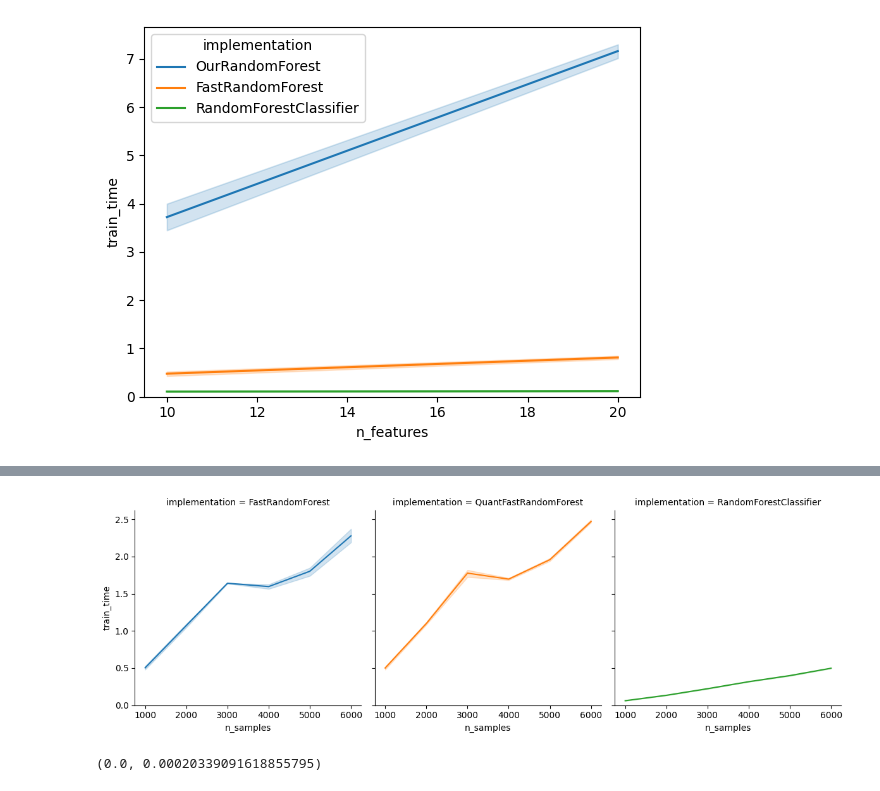
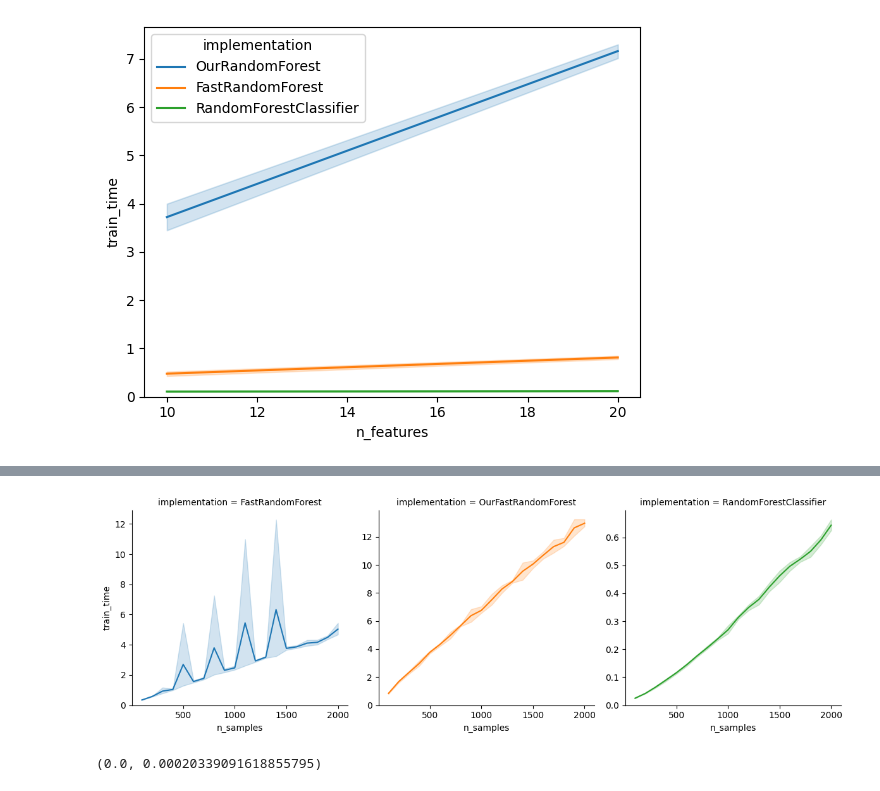
Before and after one commit to grkremer/algorithms_2026-2, a Jupyter notebook: tests.ipynb, the cells around one changed output, grey strips where cells are left out. Drawn from its saved outputs; the diff is of its cells as text; code cells hidden in the pictures.

```diff
--- a/tests.ipynb
+++ b/tests.ipynb
@@ -620,15 +597,15 @@ final.to_csv('results/results_v11.csv', index=False)
 # %%
 import seaborn as sns
 
-results = pd.read_csv('results/results_v11.csv')
-g = sns.FacetGrid(data = results, col='implementation', sharey=True, height=4, hue='implementation')
+results = pd.concat([pd.read_csv('results/results_v18.csv'), pd.read_csv('results/results_v17.csv')],ignore_index=True)
+g = sns.FacetGrid(data = results, col='implementation', sharey=False, height=4, hue='implementation')
 g.map(sns.lineplot, 'n_samples', "train_time")
 
 # Ensure each facet's y-axis starts at 0
 for ax in g.axes.flatten():
     ax.set_ylim(bottom=0)
 # %% [output]
-[figure, old version]
+[figure, new version]
 # %%
 vals = np.random.rand(1000)
 times = []
```
Also changed, not shown: parts of 10 cells of this notebook, 7 other files.
